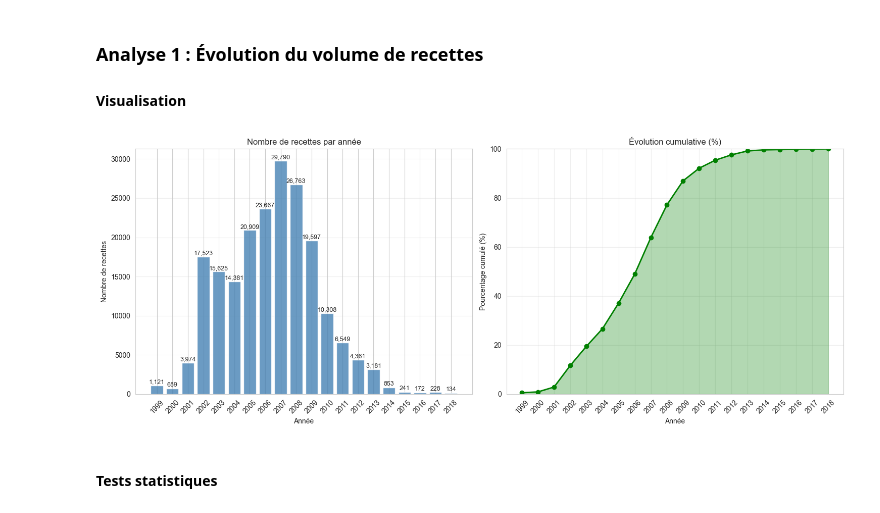
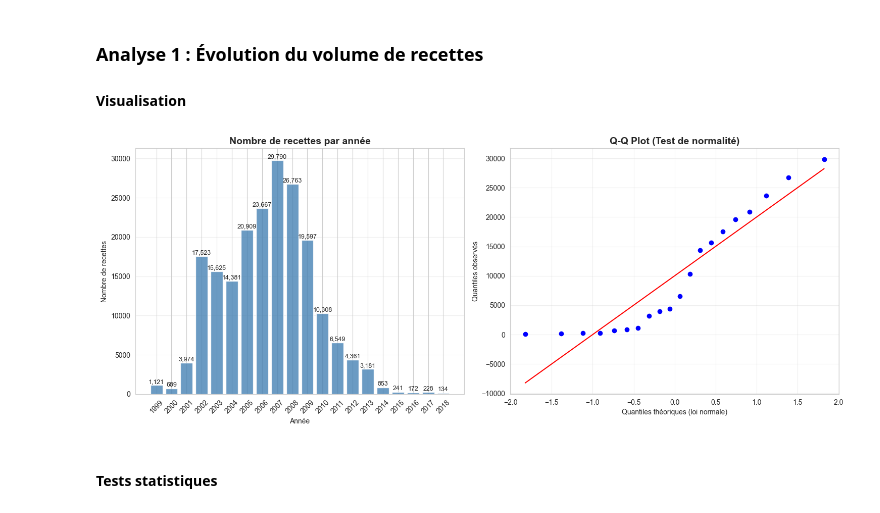
Before and after one commit to julienlafrance/backtothefuturekitchen, a Jupyter notebook: 00_eda/01_long_term/recipe/recipe_analysis_trendline.ipynb, the cells around one changed output. Cells and saved outputs as stored; diff of their text form; code cells hidden in the pictures.

```diff
--- a/00_eda/01_long_term/recipe/recipe_analysis_trendline.ipynb
+++ b/00_eda/01_long_term/recipe/recipe_analysis_trendline.ipynb
@@ -67,42 +76,45 @@ IOException: IO Error: Connection timed out error for HTTP HEAD to 'http://s3fas
 ### Analyse 1 : Évolution du volume de recettes
 #### Visualisation
 # %%
+from scipy.stats import shapiro, normaltest
+from scipy import stats
+
 recipes_per_year = (df.group_by("year").agg(pl.len().alias("n_recipes")).sort("year").to_pandas())
-# Visualization
+
+# Préparation des données pour le Q-Q plot
+data = recipes_per_year['n_recipes'].values
+mean_data = np.mean(data)
+std_data = np.std(data, ddof=1)
+
+# --- VISUALISATION : Fréquence + Q-Q Plot ---
 fig, (ax1, ax0) = plt.subplots(1, 2, figsize=(15, 6))
+
+# (1) Graphique de fréquence (barres)
 bars = ax1.bar(recipes_per_year['year'].astype(int), recipes_per_year['n_recipes'],
                color='steelblue', alpha=0.8)
-ax1.set_title('Nombre de recettes par année')
+ax1.set_title('Nombre de recettes par année', fontsize=14, fontweight='bold')
 ax1.set_xlabel('Année')
 ax1.set_ylabel('Nombre de recettes')
 ax1.set_xticks(recipes_per_year['year'].astype(int))
 ax1.set_xticklabels(recipes_per_year['year'].astype(int), rotation=45)
 ax1.grid(axis='y', alpha=0.3)
 
+# Annotations des valeurs
 for bar, val in zip(bars, recipes_per_year['n_recipes']):
     ax1.text(bar.get_x() + bar.get_width()/2, bar.get_height() + 50,
              f'{val:,}', ha='center', va='bottom', fontsize=9)
 
-cumulative = recipes_per_year['n_recipes'].cumsum()
-total_recipes = cumulative.iloc[-1]
-cumulative_pct = (cumulative / total_recipes) * 100
-
-ax0.plot(recipes_per_year['year'].astype(int), cumulative_pct,
-         marker='o', linewidth=2, color='green', markersize=6)
-ax0.fill_between(recipes_per_year['year'].astype(int), cumulative_pct,
-                 alpha=0.3, color='green')
-ax0.set_title('Évolution cumulative (%)')
-ax0.set_xlabel('Année')
-ax0.set_ylabel('Pourcentage cumulé (%)')
-ax0.set_ylim(0, 100)
-ax0.set_xticks(recipes_per_year['year'].astype(int))
-ax0.set_xticklabels(recipes_per_year['year'].astype(int), rotation=45)
+# (2) Q-Q Plot (test de normalité)
+stats.probplot(data, dist="norm", plot=ax0)
+ax0.set_title('Q-Q Plot (Test de normalité)', fontsize=14, fontweight='bold')
+ax0.set_xlabel('Quantiles théoriques (loi normale)')
+ax0.set_ylabel('Quantiles observés')
 ax0.grid(True, alpha=0.3)
 
 plt.tight_layout()
 plt.show()
 # %% [output]
-[figure, old version]
+[figure, new version]
 # %% [markdown]
 #### Tests statistiques
 # %%
```
Also changed, not shown: parts of 34 cells of this notebook, 3 other files.
